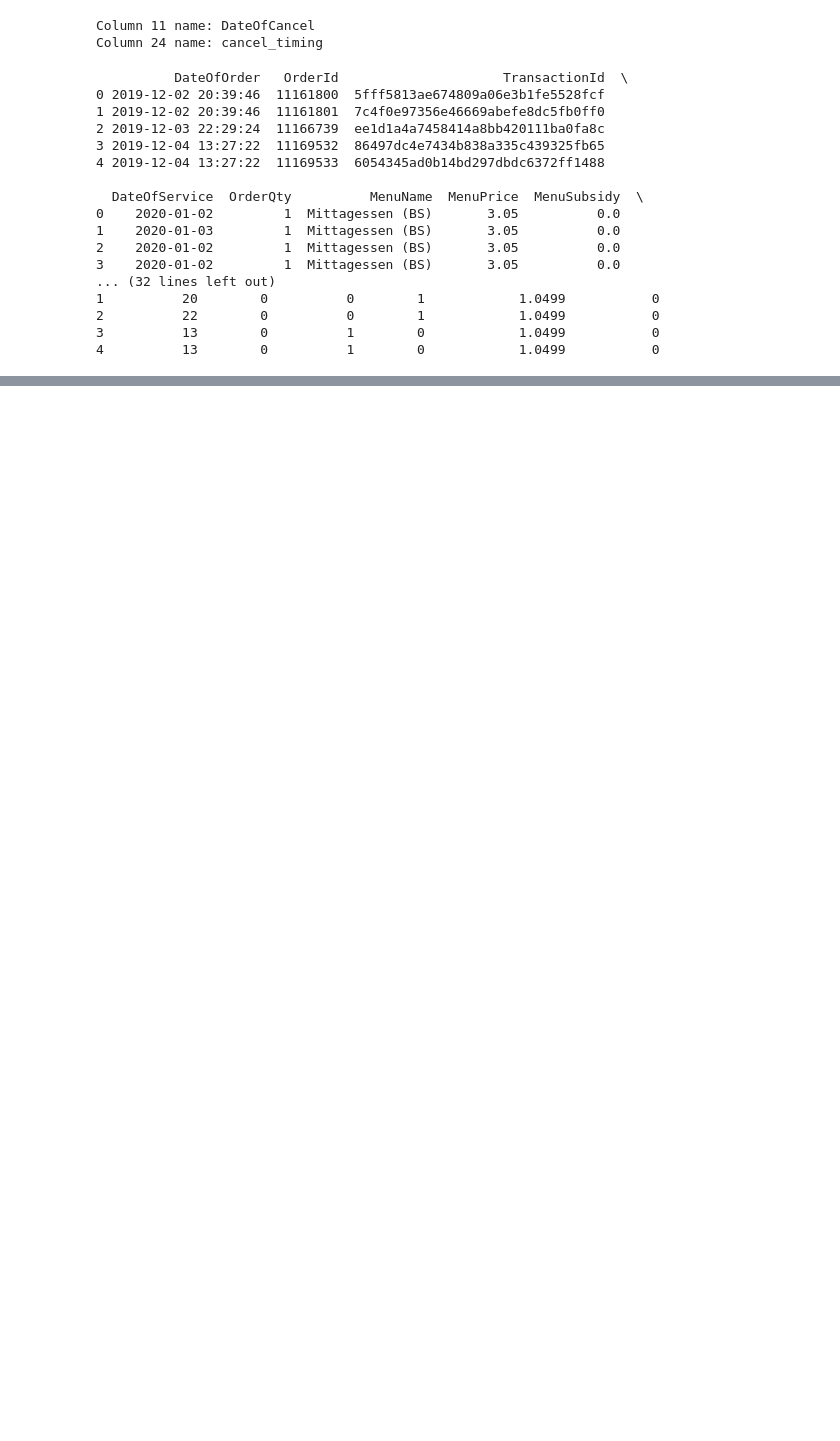
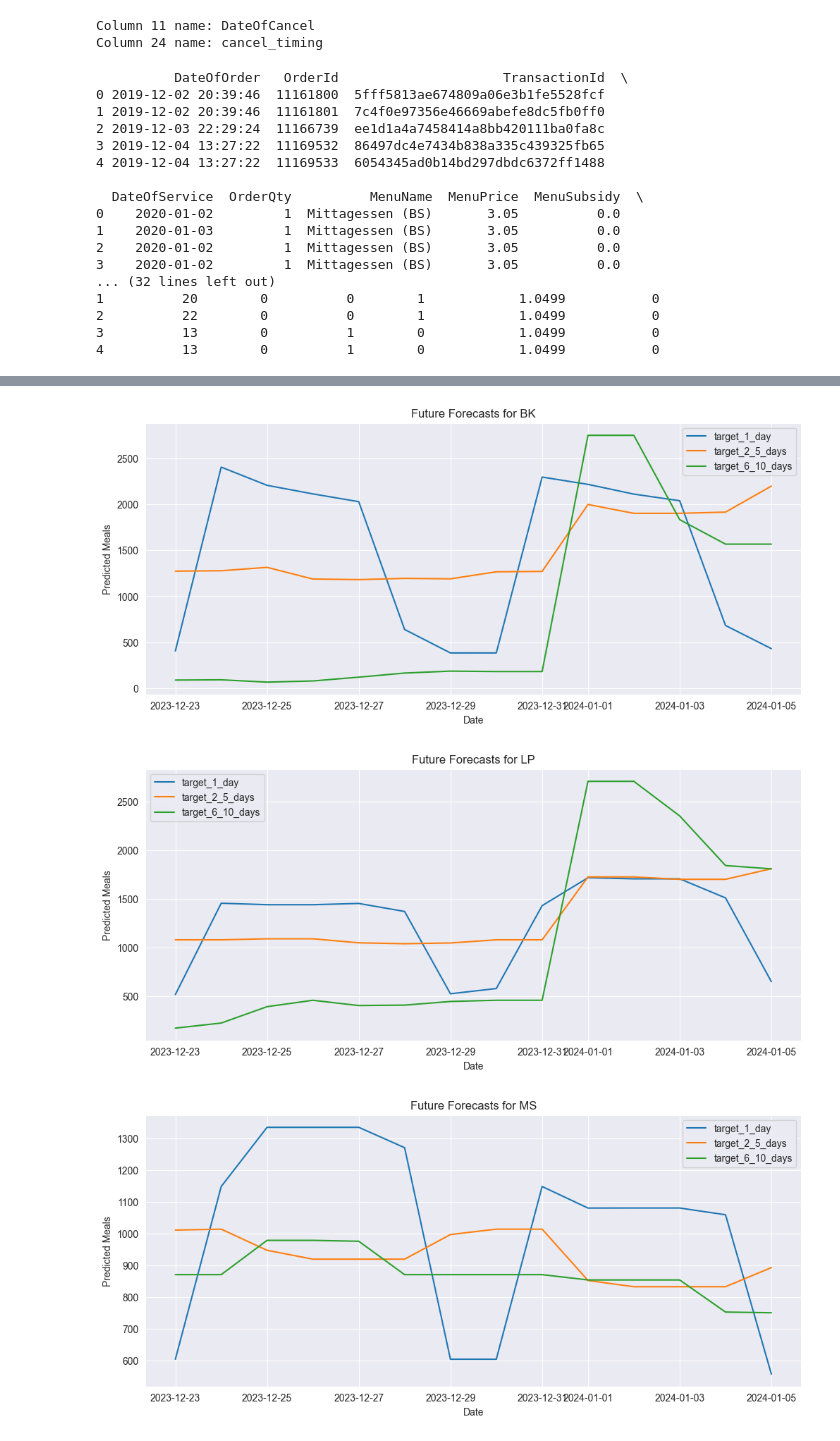
Before and after one commit to shayanxmoradi/Stattkueche, a Jupyter notebook: randomforest.ipynb, the cells around one changed output, grey strips where cells are left out. Drawn from its saved outputs; the diff is of its cells as text; code cells hidden in the pictures; blank space fills up the shorter version.

```diff
--- a/randomforest.ipynb
+++ b/randomforest.ipynb
@@ -44,0 +528,15 @@ filtered_df = df[df['DateOfService'] < df['DateOfOrder'].dt.date]
+# %%
+for site in future_predictions:
+    plt.figure(figsize=(12, 5))
+    for horizon in future_predictions[site]:
+        plt.plot(future_dates, future_predictions[site][horizon], label=horizon)
+    plt.title(f'Future Forecasts for {site}')
+    plt.xlabel('Date')
+    plt.ylabel('Predicted Meals')
+    plt.legend()
+    plt.grid(True)
+    plt.show()
+# %% [output]
+[figure, added]
+[figure, added]
+[figure, added]
```
Also changed, not shown: parts of 11 cells of this notebook, 1 other file.
